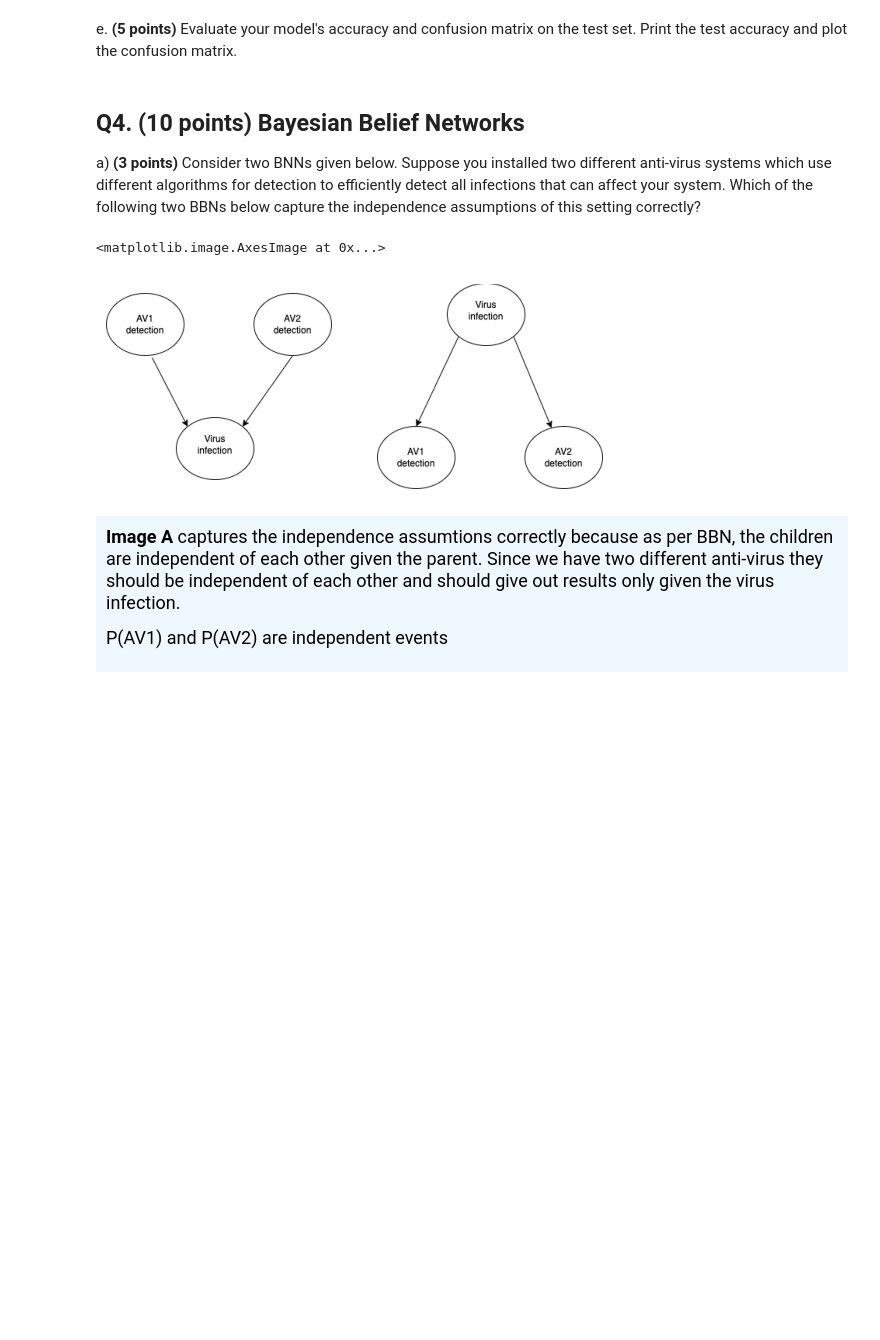
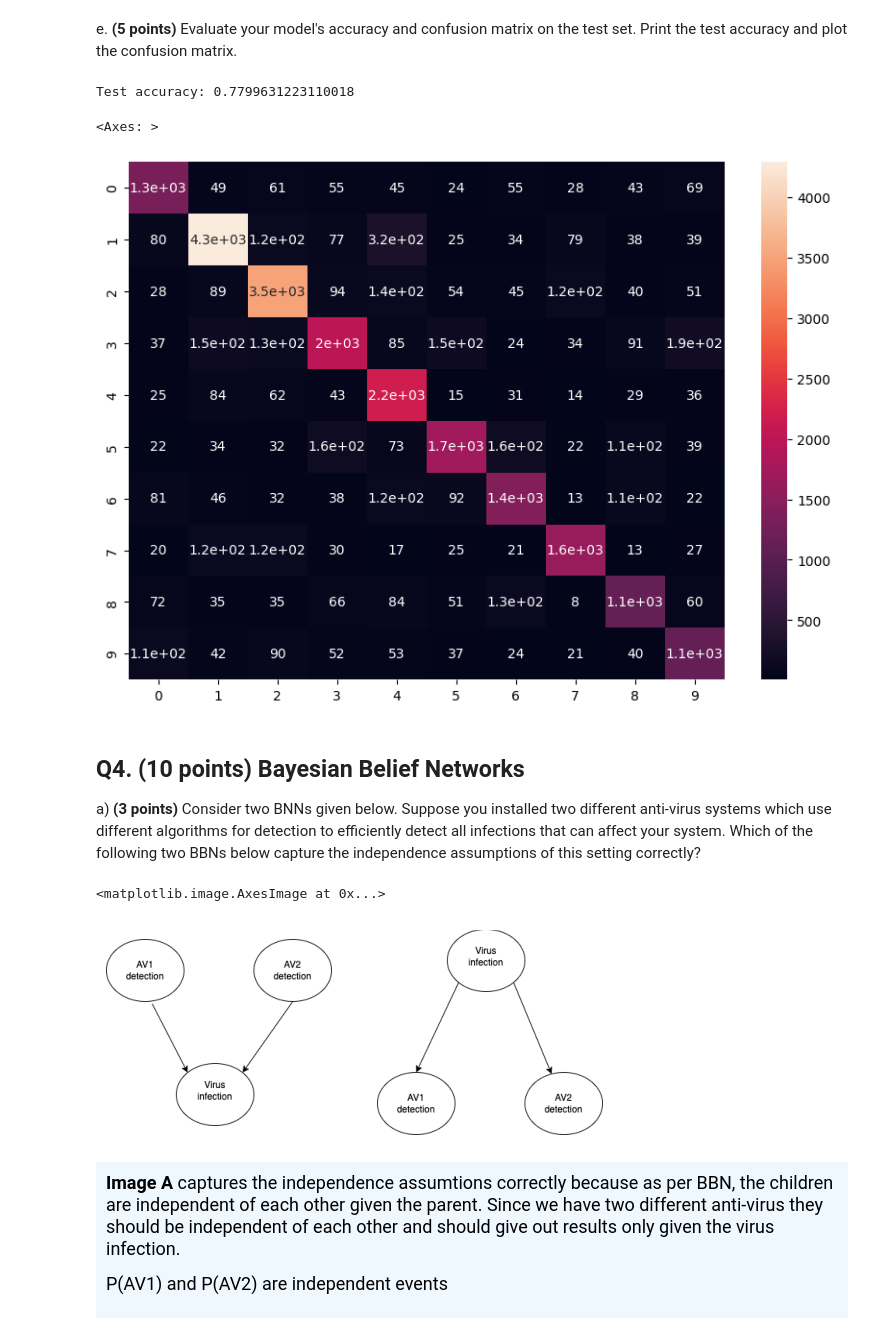
Before and after one commit to milindbhatiaa/Advance_Machine_Learning, a Jupyter notebook: HW4/HW_4_Mansi_Milind.ipynb, the cells around one changed output. Cells and saved outputs as stored; diff of their text form; code cells hidden in the pictures; blank space fills up the shorter version.

```diff
--- a/HW4/HW_4_Mansi_Milind.ipynb
+++ b/HW4/HW_4_Mansi_Milind.ipynb
@@ -75,6 +83,6 @@ transform=torchvision.transforms.Compose([
 
 # Load SVHN training and testing datasets from torchvision.datasets
 ### START CODE ###
-train_dataset = None
-test_dataset = None
+train_dataset = torchvision.datasets.SVHN(root='./data', split='train', transform=transform, download=True)
+test_dataset = torchvision.datasets.SVHN(root='./data', split='test', transform=transform, download=True)
 ### END CODE ###
@@ -96,15 +110,16 @@ train_num = int(len(train_dataset) * 0.8)
 val_num = len(train_dataset) - train_num
 # Randomly split the training dataset into training dataset and validation dataset
 ### START CODE ###
-train_dataset, val_dataset = None
+train_dataset, val_dataset = random_split(train_dataset, [train_num, val_num])
 ### END CODE ###
 
 
 # Create data loaders
 ### START CODE ###
-train_loader = None
-val_loader = None
-test_loader = None
+size = 256
+train_loader = DataLoader(train_dataset, batch_size=size, shuffle=True)
+val_loader = DataLoader(val_dataset, batch_size=size, shuffle=True)
+test_loader = DataLoader(test_dataset, batch_size=size, shuffle=True)
 ### END CODE ###
 # %% [markdown]
 c. **(5 points)** Build a multiple layer perceptron with the following sequential structure:
@@ -126,12 +141,22 @@ class MLP(nn.Module):
         super(MLP, self).__init__()
         # Create fully connected layers (nn.Linear)
         ### START CODE ###
+        self.fc1 = nn.Linear(32 * 32 * 3, 50)
+        self.relu1 = nn.ReLU()
+        self.fc2 = nn.Linear(50, 50)
+        self.relu2 = nn.ReLU()
+        self.fc3 = nn.Linear(50, 10)
         ### END CODE ###
 
     def forward(self, x):
         # Flatten the input x and pass it through the neural network
         x = x.view(-1, 32*32*3)
         ### START CODE ###
+        x = self.fc1(x)
+        x = self.relu1(x)
+        x = self.fc2(x)
+        x = self.relu2(x)
+        x = self.fc3(x)
         ### END CODE ###
         return x
 # %%
@@ -215,36 +257,42 @@ with torch.no_grad():
     for data, target in tqdm(test_loader):
         out = model(data)
         # Get model's prediction
         ### START CODE ###
-        pred = None
+        pred = out.argmax(dim=1)
         ### END CODE ###
 
         # Get number of correct predictions
         ### START CODE ###
-        correct = None
+        correct = (pred == target).sum().item()
         ### END CODE ###
 
         total_correct += correct
         batch_size = len(target)
         total_num += batch_size
 
         # Collect target into the all_y_true list and pred into the all_y_pred list for confusion matrix
         ### START CODE ###
+        all_y_true.extend(target.cpu().numpy())
+        all_y_pred.extend(pred.cpu().numpy())
         ### END CODE ###
 
 test_acc = total_correct / total_num
 print(f"Test accuracy: {test_acc}")
 
 # Obtain confusion matrix
 ### START CODE ###
-cm = None
+cm = confusion_matrix(all_y_true, all_y_pred)
 ### END CODE ###
 
 
 df_cm = pd.DataFrame(cm, index = [i for i in "0123456789"],
                          columns = [i for i in "0123456789"])
 plt.figure(figsize = (10,7))
 sn.heatmap(df_cm, annot=True)
+# %% [output]
+Test accuracy: 0.7799631223110018
+<Axes: >
+[figure, added]
 # %% [markdown]
 ## Q4. (10 points) Bayesian Belief Networks
 
```
Also changed, not shown: parts of 11 cells of this notebook, 3 other files.
